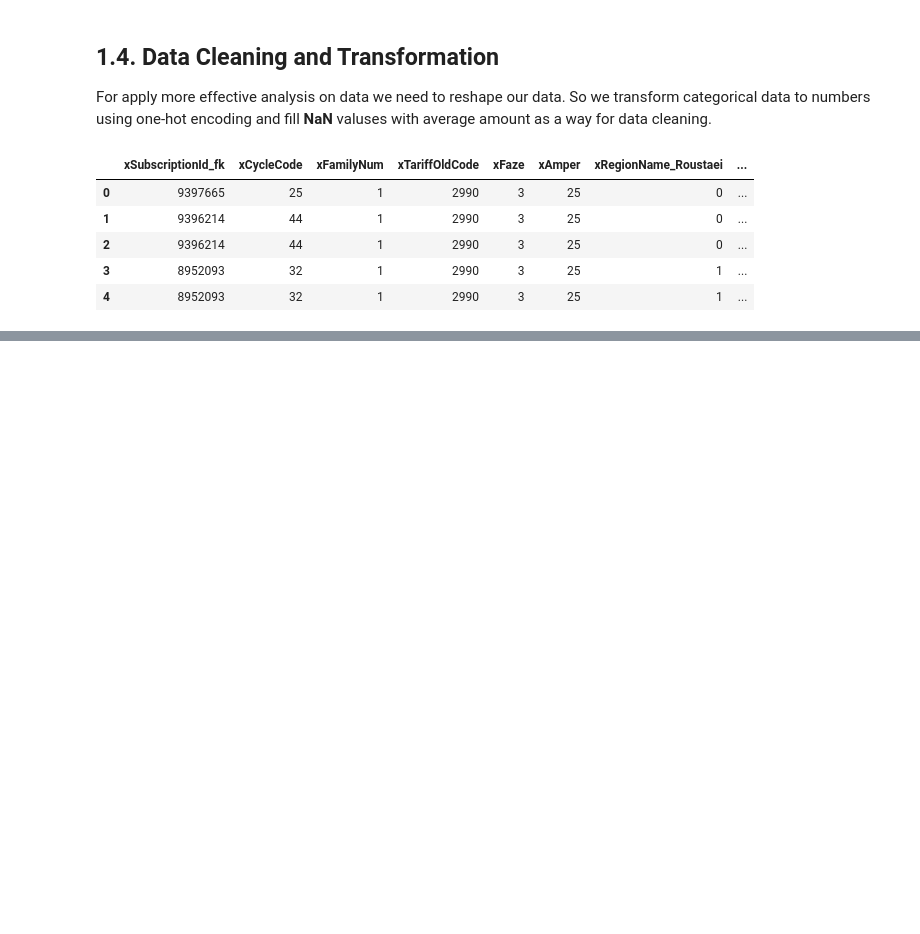
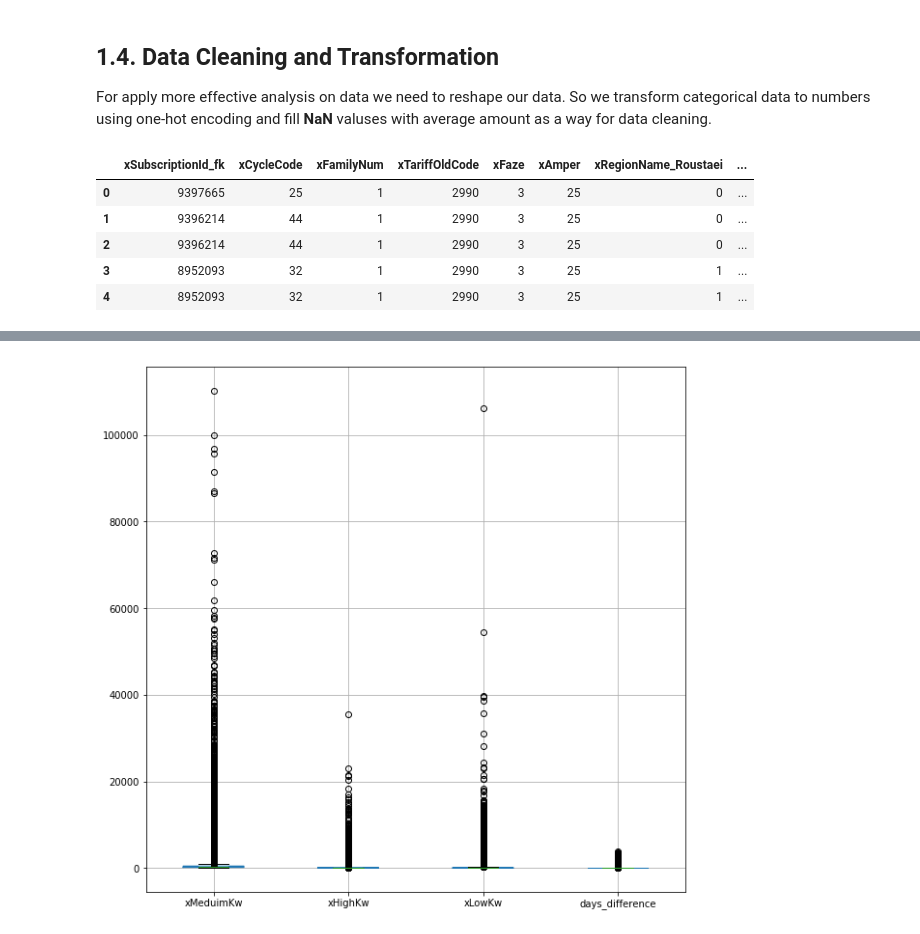
Before and after one commit to pbarjoueian/ecp, a Jupyter notebook: notebook/ecp.ipynb, the cells around one changed output, grey strips where cells are left out. Drawn from its saved outputs; the diff is of its cells as text; code cells hidden in the pictures; blank space fills up the shorter version.

```diff
--- a/notebook/ecp.ipynb
+++ b/notebook/ecp.ipynb
@@ -176,0 +213,8 @@ df.head()
+# %%
+boxplot = df.boxplot(column=['xMeduimKw', 'xHighKw', 'xLowKw', 'days_difference'],
+                                   return_type='axes',
+                                   figsize=(10,10),
+                                   notch = True
+                                  )
+# %% [output]
+[figure, added]
```
Also changed, not shown: parts of 19 cells of this notebook, 1 other file.
